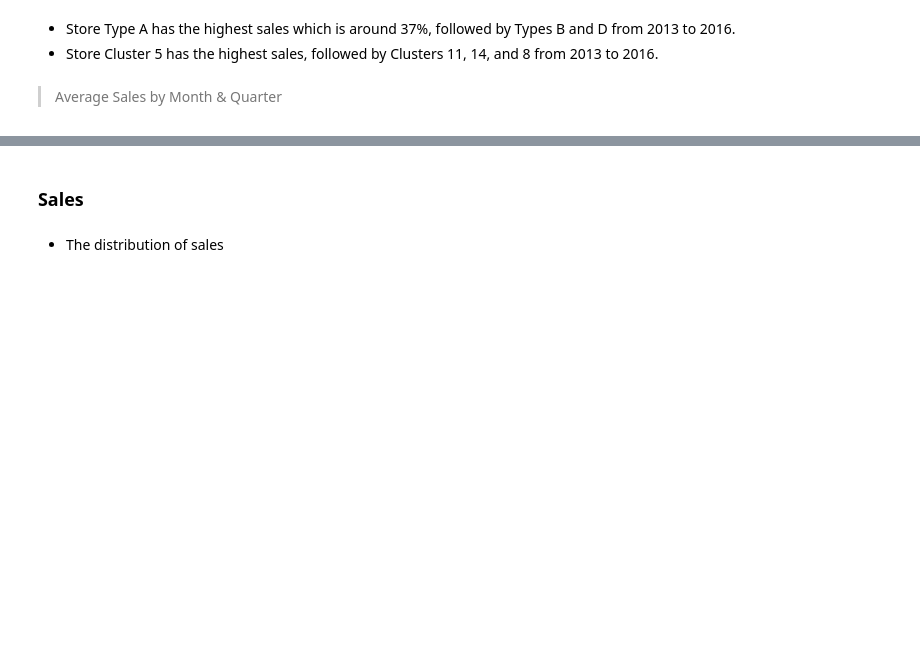
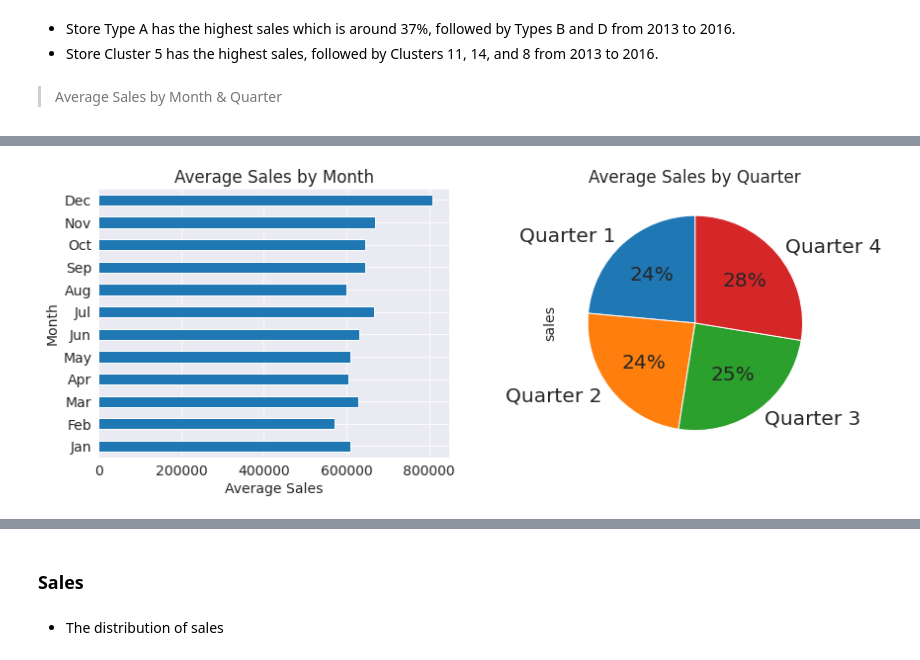
Before and after one commit to vasanthsai26/Corp-favorita-store-sales-Time-Series-Forecasting, a Jupyter notebook: corporacion_favorita_store_sales.ipynb, the cells around one changed output, grey strips where cells are left out. Saved outputs shown, nothing was run; the diff lists cells and outputs as text; code cells hidden in the pictures; blank space fills up the shorter version.

```diff
--- a/corporacion_favorita_store_sales.ipynb
+++ b/corporacion_favorita_store_sales.ipynb
@@ -738,0 +733,24 @@ sales_grouped['dayofyear'] = sales_grouped.index.dayofyear # 1 to 365  or 366
+# %%
+figsize = (14,5)
+fig, (ax1,ax2) = plt.subplots(1,2,figsize=figsize)
+sales_grouped.groupby(['month']).agg({'sales':'mean'}).plot(kind="barh",ax=ax1)
+ax1.set(title="Average Sales by Month")
+ax1.set(ylabel="Month", xlabel="Average Sales")
+ax1.get_legend().remove()
+labels1 = ['Jan','Feb','Mar','Apr','May','Jun','Jul','Aug','Sep','Oct','Nov','Dec']
+ax1.set_yticks(range(0,12))
+ax1.set_yticklabels(labels1)
+
+sales_grouped.groupby(['quarter']).agg({'sales':'mean'}).plot.pie(y="sales",
+                                                                  ax=ax2,
+                                                                  legend=False,
+                                                                  autopct='%1.f%%',
+                                                                  startangle=90,
+                                                                  labels=["Quarter 1","Quarter 2","Quarter 3","Quarter 4"], fontsize="x-large")
+ax2.set(title="Average Sales by Quarter")
+
+
+
+plt.show();
+# %% [output]
+[figure, added]
```
Also changed, not shown: parts of 23 cells of this notebook.
